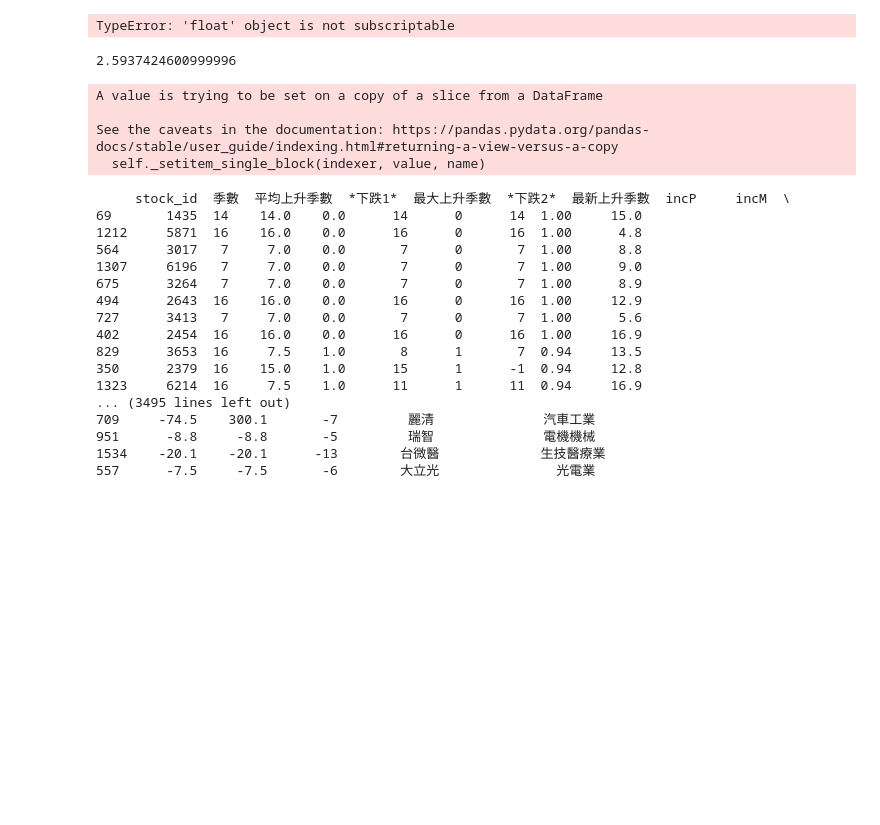
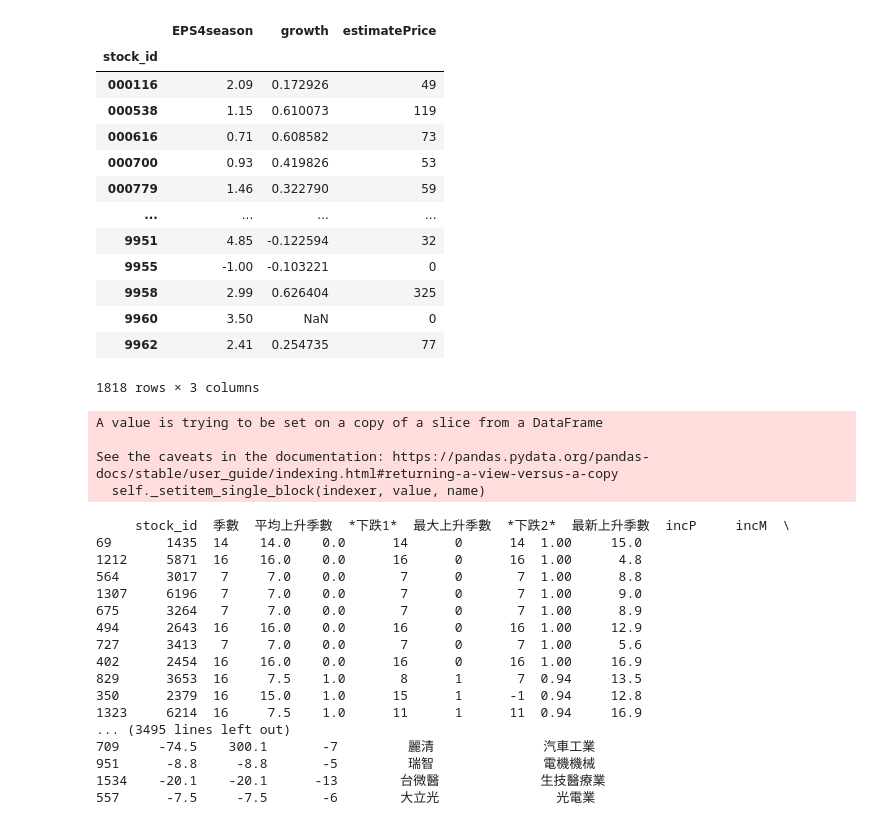
Before and after one commit to pkh-forresthsia/beTrue, a Jupyter notebook: statement.ipynb, the cells around one changed output. Cells and saved outputs as stored; diff of their text form; code cells hidden in the pictures; blank space fills up the shorter version.

Commit message:
price model

```diff
--- a/statement.ipynb
+++ b/statement.ipynb
@@ -17,11 +5,26 @@ table=sd.statement[sd.statement['type']=='EPS'].pivot_table(index='date',values=
-# %%
-(dt.nPeriodIncrease(20,table,4).iloc[-1]/100+1)**(1/5)['2330']
-# %% [output]
-TypeError: 'float' object is not subscriptable
-# %%
-1.21**5
-# %% [output]
-2.5937424600999996
+# %%
+epsData=sd.typeData("EPS")
+epsSeries=sd.latestSum(epsData)
+# %%
+incomeAfterTax=sd.typeData('IncomeAfterTax')
+nYearIncrease=sd.nYearIncrease(5,incomeAfterTax)
+# %%
+sd.priceEstimateTable(epsSeries,nYearIncrease)
+# %% [output]
+|  | EPS4season | growth | estimatePrice |
+| stock_id |  |  |  |
+| 000116 | 2.09 | 0.172926 | 49 |
+| 000538 | 1.15 | 0.610073 | 119 |
+| 000616 | 0.71 | 0.608582 | 73 |
+| 000700 | 0.93 | 0.419826 | 53 |
+| 000779 | 1.46 | 0.322790 | 59 |
+| ... | ... | ... | ... |
+| 9951 | 4.85 | -0.122594 | 32 |
+| 9955 | -1.00 | -0.103221 | 0 |
+| 9958 | 2.99 | 0.626404 | 325 |
+| 9960 | 3.50 | NaN | 0 |
+| 9962 | 2.41 | 0.254735 | 77 |
+1818 rows × 3 columns
 # %%
 from statement import *
 pd.set_option('display.max_columns',None)
```
Also changed, not shown: parts of 4 cells of this notebook, 6 other files.
